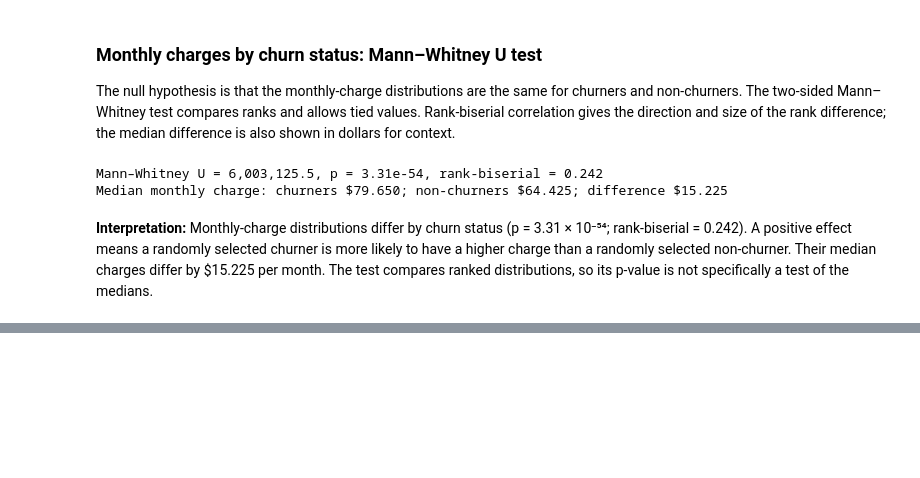
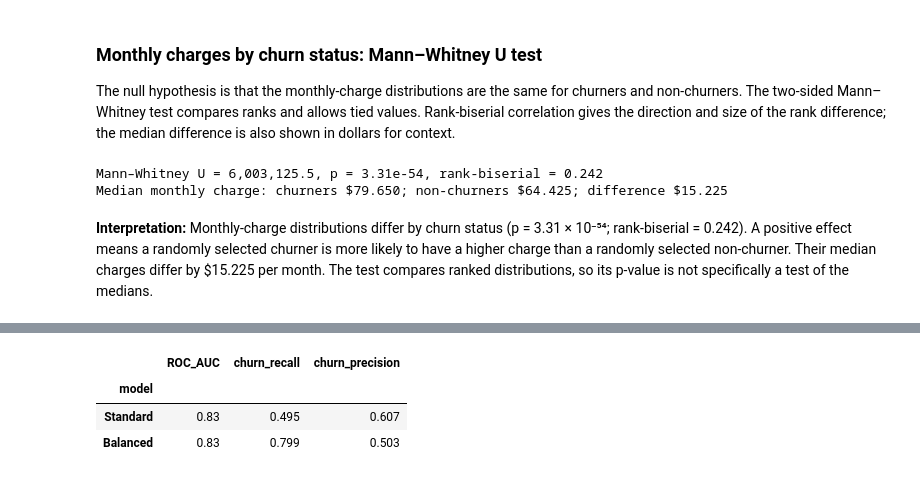
Before and after one commit to adhil-51006/telco-churn-analysis, a Jupyter notebook: churn_analysis.ipynb, the cells around one changed output, grey strips where cells are left out. Cells and saved outputs as stored; diff of their text form; code cells hidden in the pictures; blank space fills up the shorter version.

```diff
--- a/churn_analysis.ipynb
+++ b/churn_analysis.ipynb
@@ -269,0 +351,25 @@ Median monthly charge: churners $79.650; non-churners $64.425; difference $15.22
+# %%
+from sklearn.linear_model import LogisticRegression
+from sklearn.metrics import precision_score, recall_score, roc_auc_score
+from sklearn.preprocessing import StandardScaler
+
+scaler = StandardScaler().fit(X_train_encoded)
+train_scaled = scaler.transform(X_train_encoded)
+test_scaled = scaler.transform(X_test_encoded)
+results = []
+for label, weight in [("Standard", None), ("Balanced", "balanced")]:
+    model = LogisticRegression(penalty=None, class_weight=weight, max_iter=2000, random_state=RANDOM_SEED)
+    model.fit(train_scaled, y_train)
+    probability = model.predict_proba(test_scaled)[:, 1]
+    predicted = (probability >= 0.5).astype(int)
+    results.append({
+        "model": label, "ROC_AUC": roc_auc_score(y_test, probability),
+        "churn_recall": recall_score(y_test, predicted),
+        "churn_precision": precision_score(y_test, predicted),
+    })
+display(pd.DataFrame(results).set_index("model").round(3))
+# %% [output]
+|  | ROC_AUC | churn_recall | churn_precision |
+| model |  |  |  |
+| Standard | 0.83 | 0.495 | 0.607 |
+| Balanced | 0.83 | 0.799 | 0.503 |
```
Also changed, not shown: parts of 8 cells of this notebook.
